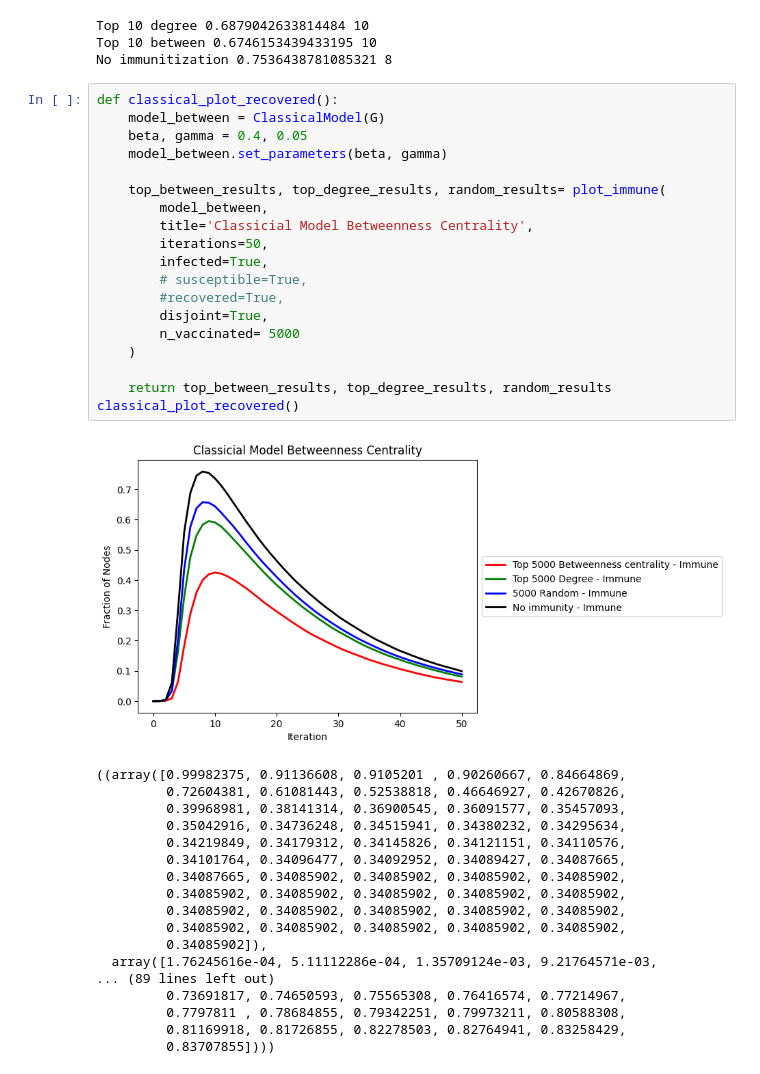
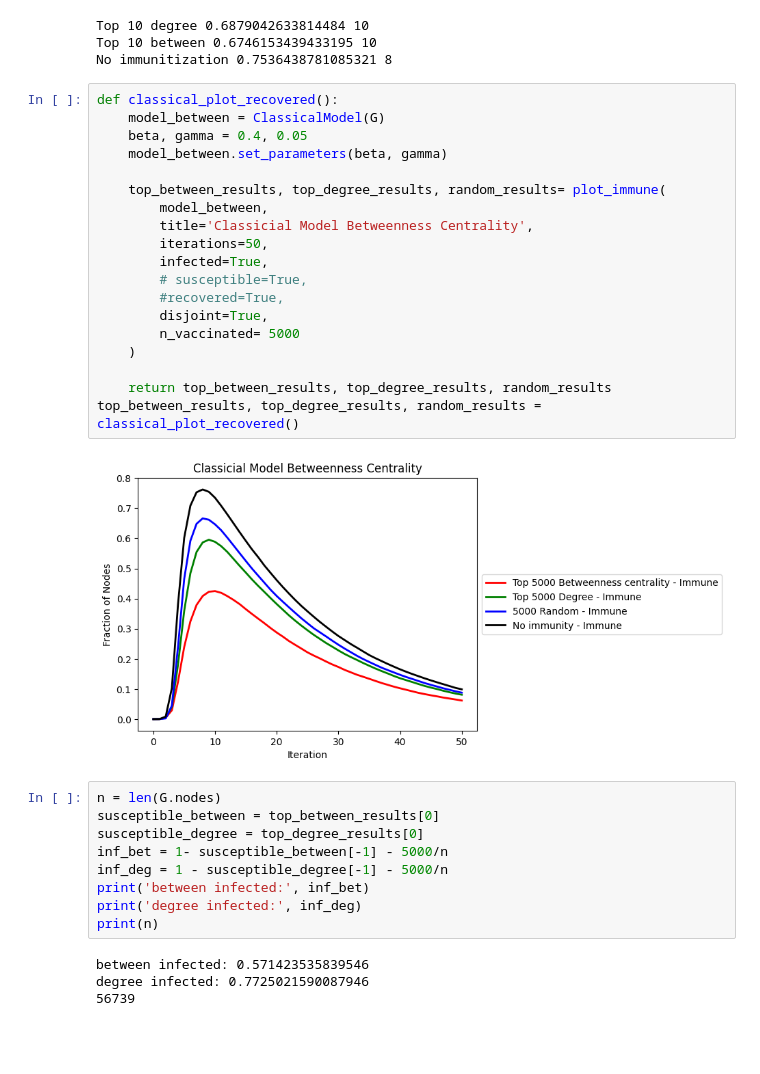
Before and after one commit to NetworkGang/NA-Project, a Jupyter notebook: src/Model_Comparisons.ipynb, the cells around one changed output. Drawn from its saved outputs; the diff is of its cells as text; blank space fills up the shorter version.

Commit message:
updated plots

```diff
--- a/src/Model_Comparisons.ipynb
+++ b/src/Model_Comparisons.ipynb
@@ -581,41 +581,37 @@ No immunitization 0.7536438781085321 8
 # %%
 def classical_plot_recovered():
     model_between = ClassicalModel(G)
     beta, gamma = 0.4, 0.05
     model_between.set_parameters(beta, gamma)
 
     top_between_results, top_degree_results, random_results= plot_immune(
         model_between,
         title='Classicial Model Betweenness Centrality',
         iterations=50,
         infected=True,
         # susceptible=True,
         #recovered=True,
         disjoint=True,
         n_vaccinated= 5000
     )
 
     return top_between_results, top_degree_results, random_results
-classical_plot_recovered()
+top_between_results, top_degree_results, random_results = classical_plot_recovered()
 # %% [output]
-[figure, old version]
+[figure, new version]
-((array([0.99982375, 0.91136608, 0.9105201 , 0.90260667, 0.84664869,
-         0.72604381, 0.61081443, 0.52538818, 0.46646927, 0.42670826,
-         0.39968981, 0.38141314, 0.36900545, 0.36091577, 0.35457093,
-         0.35042916, 0.34736248, 0.34515941, 0.34380232, 0.34295634,
-         0.34219849, 0.34179312, 0.34145826, 0.34121151, 0.34110576,
-         0.34101764, 0.34096477, 0.34092952, 0.34089427, 0.34087665,
-         0.34087665, 0.34085902, 0.34085902, 0.34085902, 0.34085902,
-         0.34085902, 0.34085902, 0.34085902, 0.34085902, 0.34085902,
-         0.34085902, 0.34085902, 0.34085902, 0.34085902, 0.34085902,
-         0.34085902, 0.34085902, 0.34085902, 0.34085902, 0.34085902,
-         0.34085902]),
-  array([1.76245616e-04, 5.11112286e-04, 1.35709124e-03, 9.21764571e-03,
-... (89 lines left out)
-         0.73691817, 0.74650593, 0.75565308, 0.76416574, 0.77214967,
-         0.7797811 , 0.78684855, 0.79342251, 0.79973211, 0.80588308,
-         0.81169918, 0.81726855, 0.82278503, 0.82764941, 0.83258429,
-         0.83707855])))
+# %%
+n = len(G.nodes)
+susceptible_between = top_between_results[0]
+susceptible_degree = top_degree_results[0]
+inf_bet = 1- susceptible_between[-1] - 5000/n
+inf_deg = 1 - susceptible_degree[-1] - 5000/n
+print('between infected:', inf_bet)
+print('degree infected:', inf_deg)
+print(n)
+# %% [output]
+between infected: 0.571423535839546
+degree infected: 0.7725021590087946
+56739
 # %%
 def classical_plot_recovered_un():
     model_between = ClassicalModel(G)
```
Also changed, not shown: parts of 3 cells of this notebook, 7 other files.
